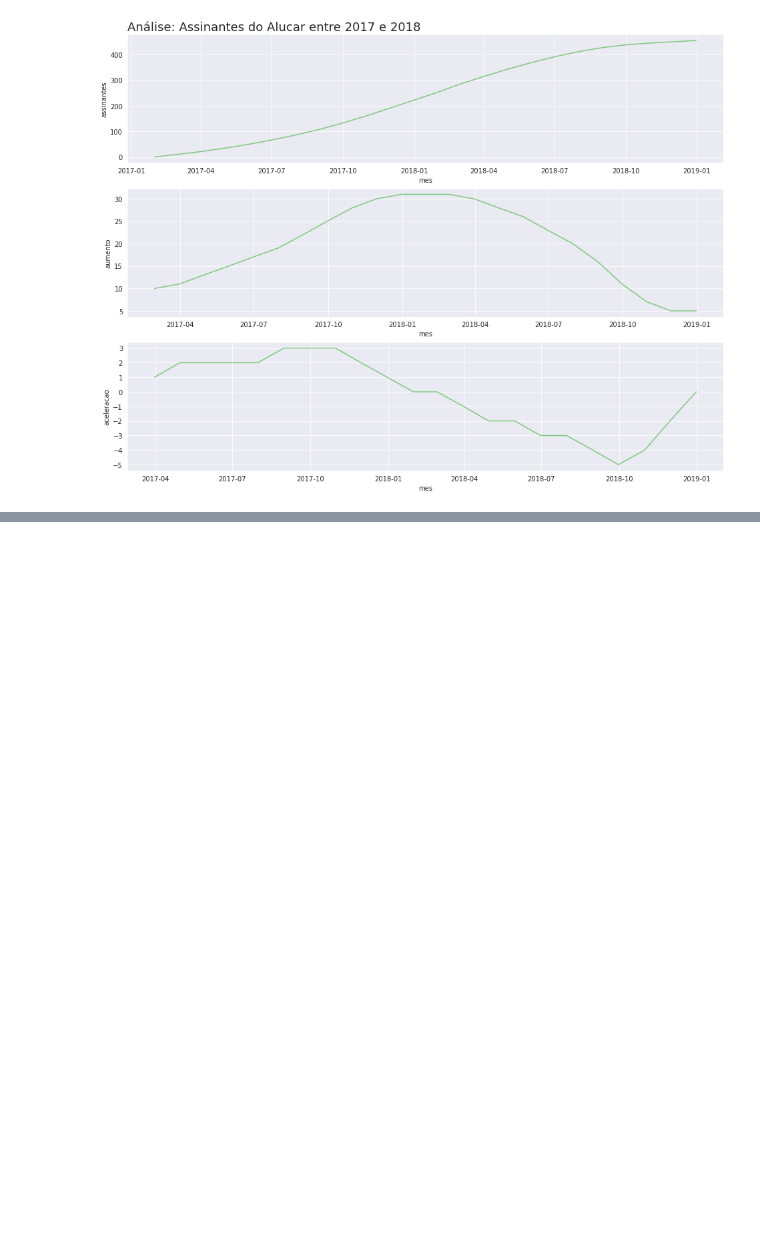
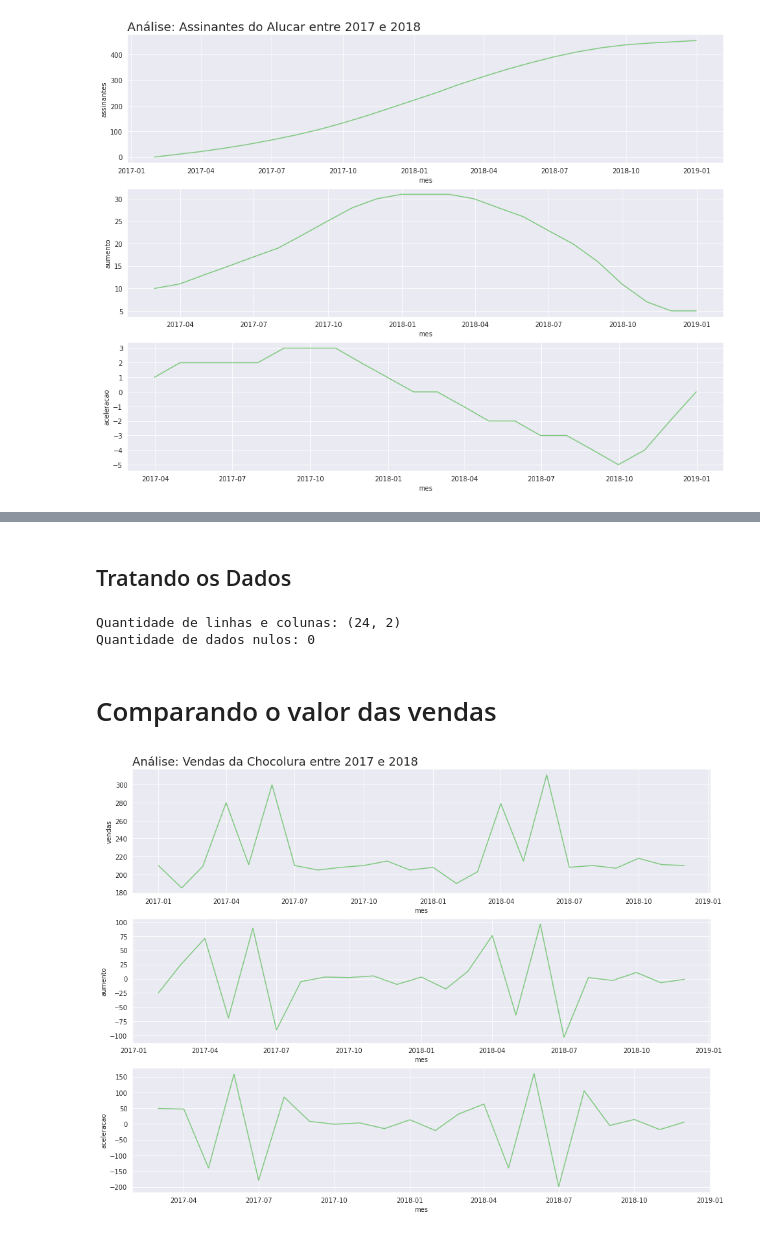
Before and after one commit to strawndri/time-series, a Jupyter notebook: time_series.ipynb, the cells around one changed output, grey strips where cells are left out. Cells and saved outputs as stored; diff of their text form; code cells hidden in the pictures; blank space fills up the shorter version.

Commit message:
Chocolura - Análise de Vendas entre 2017 e 2018

```diff
--- a/time_series.ipynb
+++ b/time_series.ipynb
@@ -230,0 +233,4 @@ compararPlots('Análise: Assinantes do Alucar entre 2017 e 2018', 'mes', 'assina
+# %%
+url = 'https://raw.githubusercontent.com/strawndri/time-series/main/Data/chocolura.csv'
+chocolura = pd.read_csv(url)
+chocolura.head()
@@ -230,0 +244,19 @@ compararPlots('Análise: Assinantes do Alucar entre 2017 e 2018', 'mes', 'assina
+# %% [markdown]
+## Tratando os Dados
+# %%
+print(f'Quantidade de linhas e colunas: {chocolura.shape}')
+print(f'Quantidade de dados nulos: {chocolura.isna().sum().sum()}')
+# %% [output]
+Quantidade de linhas e colunas: (24, 2)
+Quantidade de dados nulos: 0
+# %%
+chocolura['mes'] = pd.to_datetime(chocolura['mes'])
+# %% [markdown]
+# Comparando o valor das vendas
+# %%
+chocolura['aumento'] = chocolura['vendas'].diff()
+chocolura['aceleracao'] = chocolura['aumento'].diff()
+# %%
+compararPlots('Análise: Vendas da Chocolura entre 2017 e 2018', 'mes', 'vendas', 'aumento', 'aceleracao', chocolura)
+# %% [output]
+[figure, added]
```
Also changed, not shown: parts of 5 cells of this notebook.
